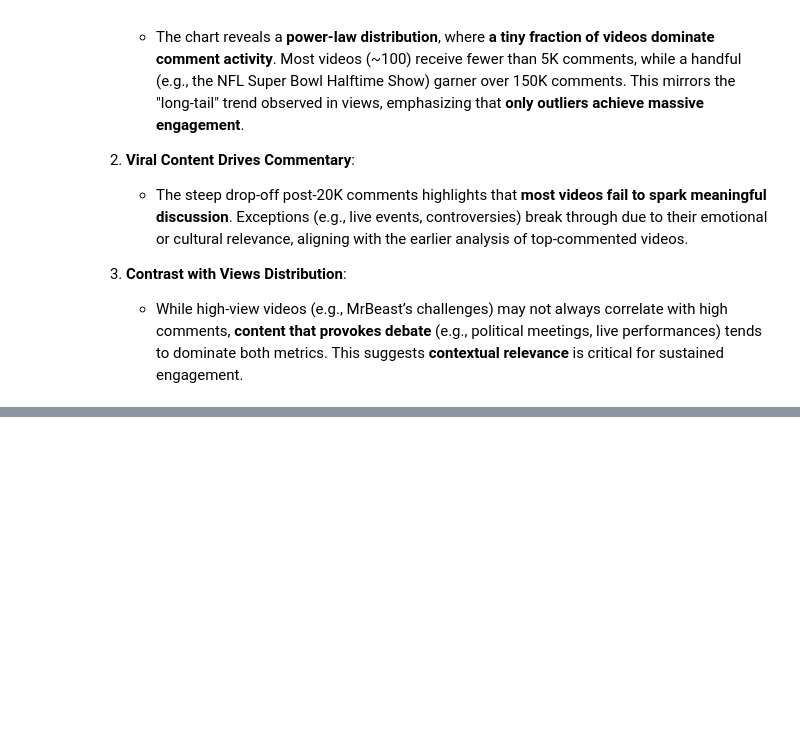
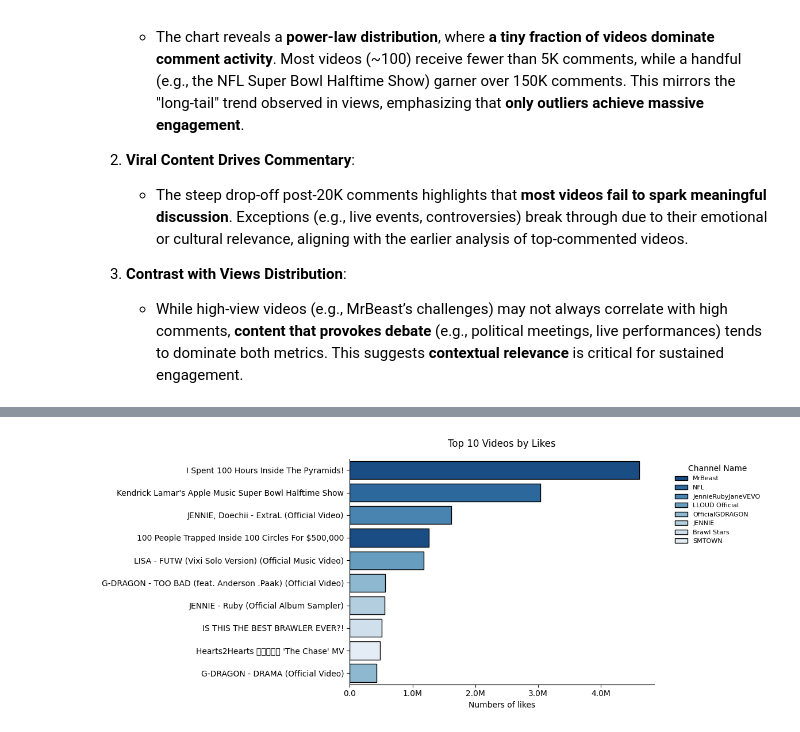
Before and after one commit to modyreturn/Youtube_Data_Analysis, a Jupyter notebook: Youtube_Videos_Analysis.ipynb, the cells around one changed output, grey strips where cells are left out. Cells and saved outputs as stored; diff of their text form; code cells hidden in the pictures; blank space fills up the shorter version.

Commit message:
Youtube Data Analysis

```diff
--- a/Youtube_Videos_Analysis.ipynb
+++ b/Youtube_Videos_Analysis.ipynb
@@ -312,3 +353,10 @@ plt.show()
 
 3. **Contrast with Views Distribution**:
    - While high-view videos (e.g., MrBeast’s challenges) may not always correlate with high comments, **content that provokes debate** (e.g., political meetings, live performances) tends to dominate both metrics. This suggests **contextual relevance** is critical for sustained engagement.
+# %%
+top_videos_by_likes = df.pivot_table(index=['title', 'channel_title'],
+                                     values='like_count'
+                                     ).sort_values('like_count', ascending=False).head(10)
+
+top_videos_by_likes = top_videos_by_likes.reset_index()
+top_videos_by_likes
@@ -314,0 +375,32 @@ plt.show()
+# %%
+plt.figure(figsize=(12, 5))
+sns.barplot(data=top_videos_by_likes,
+            x='like_count',
+            y='title',
+            palette='Blues_r',
+            edgecolor='k',
+            hue='channel_title',
+            dodge=False,
+            )
+
+def num_format(x, pos):
+    if x >= 1e6:
+        return '{:1.1f}M'.format(x*1e-6)
+    elif x >= 1e3:
+        return '{:1.1f}K'.format(x*1e-3)
+    else:
+        return '{:1.1f}'.format(x)
+
+# Applying the custom formatter to the x-axis
+plt.gca().xaxis.set_major_formatter(FuncFormatter(num_format))
+
+plt.title('Top 10 Videos by Likes', pad=15)
+plt.xlabel('Numbers of likes')
+plt.ylabel("")
+plt.legend(title='Channel Name', bbox_to_anchor=(1.05, 1), loc='upper left', fontsize=8, title_fontsize=10, frameon=False)
+
+sns.despine()
+plt.tight_layout()
+plt.show()
+# %% [output]
+[figure, added]
```
Also changed, not shown: parts of 8 cells of this notebook.
